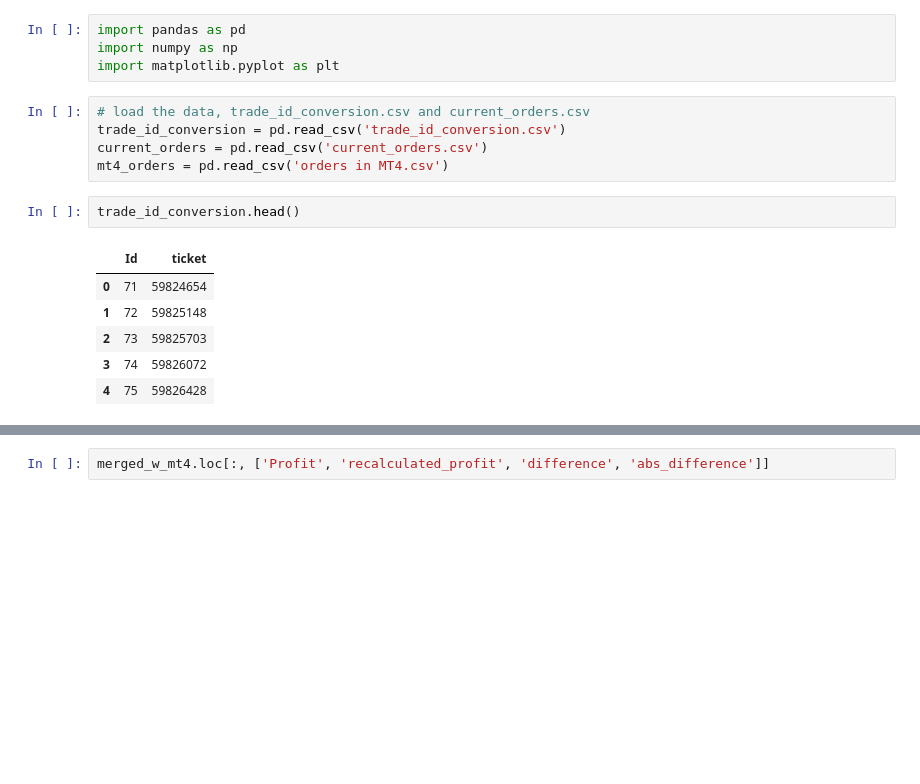
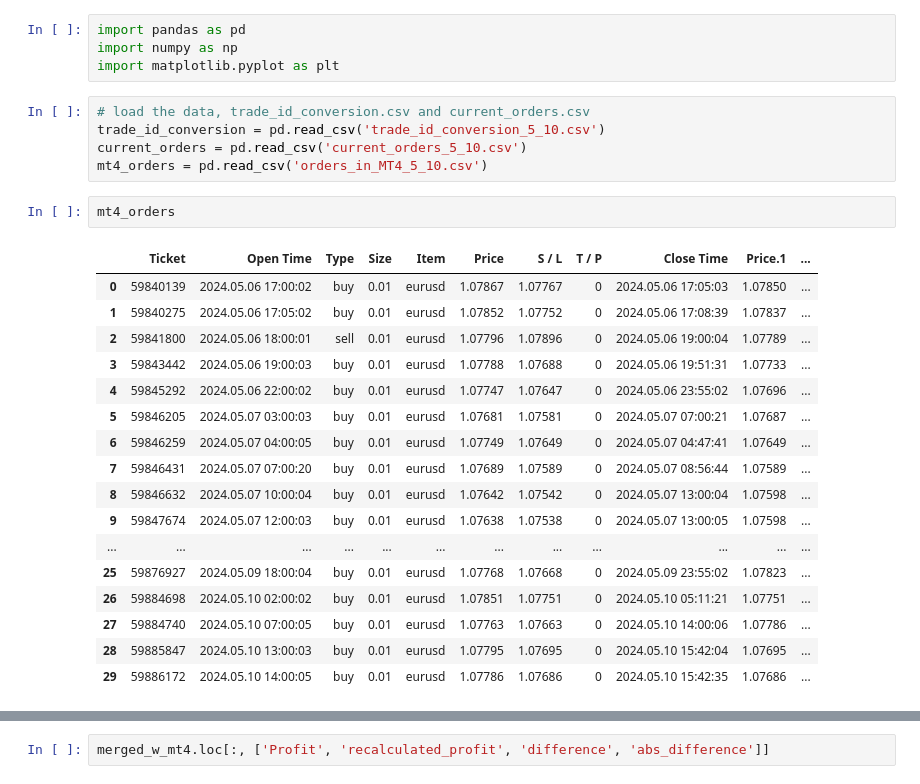
Before and after one commit to lilfetz22/Trading, a Jupyter notebook: analyzing_weekly_trading_results.ipynb, the cells around one changed output, grey strips where cells are left out. Saved outputs shown, nothing was run; the diff lists cells and outputs as text; blank space fills up the shorter version.

```diff
--- a/analyzing_weekly_trading_results.ipynb
+++ b/analyzing_weekly_trading_results.ipynb
@@ -4,15 +4,26 @@ import numpy as np
 import matplotlib.pyplot as plt
 # %%
 # load the data, trade_id_conversion.csv and current_orders.csv
-trade_id_conversion = pd.read_csv('trade_id_conversion.csv')
-current_orders = pd.read_csv('current_orders.csv')
-mt4_orders = pd.read_csv('orders in MT4.csv')
+trade_id_conversion = pd.read_csv('trade_id_conversion_5_10.csv')
+current_orders = pd.read_csv('current_orders_5_10.csv')
+mt4_orders = pd.read_csv('orders_in_MT4_5_10.csv')
-# %%
-trade_id_conversion.head()
-# %% [output]
-|  | Id | ticket |
-| 0 | 71 | 59824654 |
-| 1 | 72 | 59825148 |
-| 2 | 73 | 59825703 |
-| 3 | 74 | 59826072 |
-| 4 | 75 | 59826428 |
+# %%
+mt4_orders
+# %% [output]
+|  | Ticket | Open Time | Type | Size | Item | Price | S / L | T / P | Close Time | Price.1 | ... |
+| 0 | 59840139 | 2024.05.06 17:00:02 | buy | 0.01 | eurusd | 1.07867 | 1.07767 | 0 | 2024.05.06 17:05:03 | 1.07850 | ... |
+| 1 | 59840275 | 2024.05.06 17:05:02 | buy | 0.01 | eurusd | 1.07852 | 1.07752 | 0 | 2024.05.06 17:08:39 | 1.07837 | ... |
+| 2 | 59841800 | 2024.05.06 18:00:01 | sell | 0.01 | eurusd | 1.07796 | 1.07896 | 0 | 2024.05.06 19:00:04 | 1.07789 | ... |
+| 3 | 59843442 | 2024.05.06 19:00:03 | buy | 0.01 | eurusd | 1.07788 | 1.07688 | 0 | 2024.05.06 19:51:31 | 1.07733 | ... |
+| 4 | 59845292 | 2024.05.06 22:00:02 | buy | 0.01 | eurusd | 1.07747 | 1.07647 | 0 | 2024.05.06 23:55:02 | 1.07696 | ... |
+| 5 | 59846205 | 2024.05.07 03:00:03 | buy | 0.01 | eurusd | 1.07681 | 1.07581 | 0 | 2024.05.07 07:00:21 | 1.07687 | ... |
+| 6 | 59846259 | 2024.05.07 04:00:05 | buy | 0.01 | eurusd | 1.07749 | 1.07649 | 0 | 2024.05.07 04:47:41 | 1.07649 | ... |
+| 7 | 59846431 | 2024.05.07 07:00:20 | buy | 0.01 | eurusd | 1.07689 | 1.07589 | 0 | 2024.05.07 08:56:44 | 1.07589 | ... |
+| 8 | 59846632 | 2024.05.07 10:00:04 | buy | 0.01 | eurusd | 1.07642 | 1.07542 | 0 | 2024.05.07 13:00:04 | 1.07598 | ... |
+| 9 | 59847674 | 2024.05.07 12:00:03 | buy | 0.01 | eurusd | 1.07638 | 1.07538 | 0 | 2024.05.07 13:00:05 | 1.07598 | ... |
+| ... | ... | ... | ... | ... | ... | ... | ... | ... | ... | ... | ... |
+| 25 | 59876927 | 2024.05.09 18:00:04 | buy | 0.01 | eurusd | 1.07768 | 1.07668 | 0 | 2024.05.09 23:55:02 | 1.07823 | ... |
+| 26 | 59884698 | 2024.05.10 02:00:02 | buy | 0.01 | eurusd | 1.07851 | 1.07751 | 0 | 2024.05.10 05:11:21 | 1.07751 | ... |
+| 27 | 59884740 | 2024.05.10 07:00:05 | buy | 0.01 | eurusd | 1.07763 | 1.07663 | 0 | 2024.05.10 14:00:06 | 1.07786 | ... |
+| 28 | 59885847 | 2024.05.10 13:00:03 | buy | 0.01 | eurusd | 1.07795 | 1.07695 | 0 | 2024.05.10 15:42:04 | 1.07695 | ... |
+| 29 | 59886172 | 2024.05.10 14:00:05 | buy | 0.01 | eurusd | 1.07786 | 1.07686 | 0 | 2024.05.10 15:42:35 | 1.07686 | ... |
```
Also changed, not shown: parts of 10 cells of this notebook, 2 other files.
